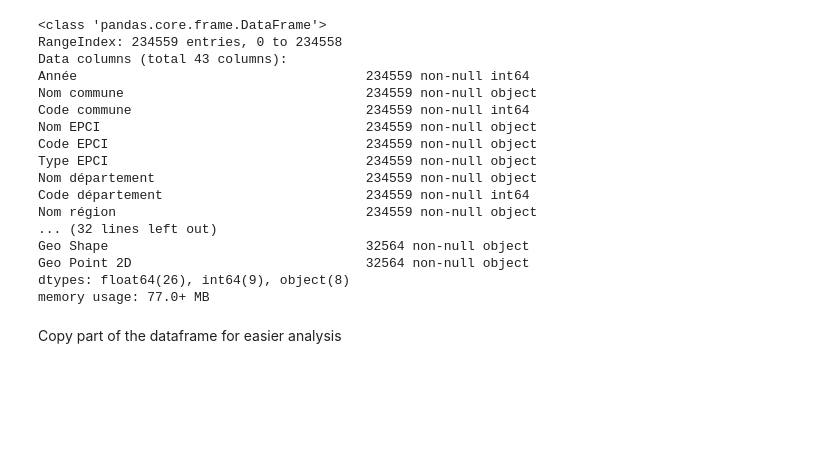
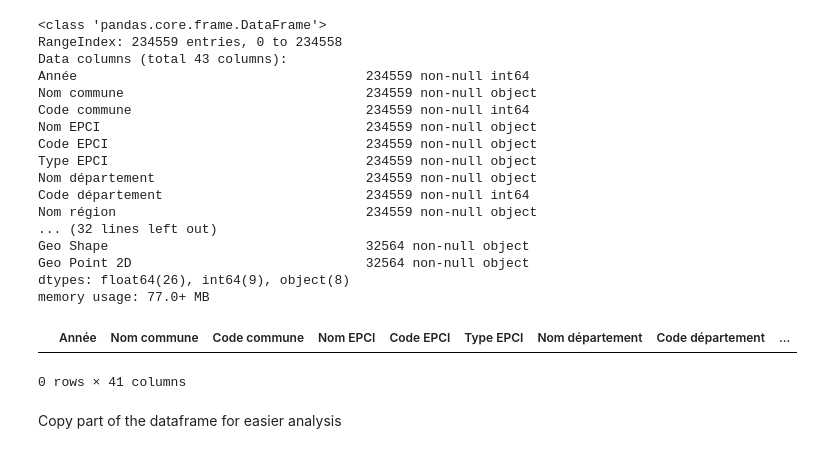
Before and after one commit to gomesfernandes/EnedisHadoop4Unistra, a Jupyter notebook: EDA conso par commune.ipynb, the cells around one changed output. Cells and saved outputs as stored; diff of their text form; code cells hidden in the pictures; blank space fills up the shorter version.

```diff
--- a/EDA conso par commune.ipynb
+++ b/EDA conso par commune.ipynb
@@ -36,6 +36,11 @@ Geo Shape                                 32564 non-null object
 Geo Point 2D                              32564 non-null object
 dtypes: float64(26), int64(9), object(8)
 memory usage: 77.0+ MB
+# %%
+df_total[df_total["Code commune"] == 17097]
+# %% [output]
+|  | Année | Nom commune | Code commune | Nom EPCI | Code EPCI | Type EPCI | Nom département | Code département | ... |
+0 rows × 41 columns
 # %% [markdown]
 Copy part of the dataframe for easier analysis
 # %%
```
Also changed, not shown: parts of 7 cells of this notebook, 1 other file.
